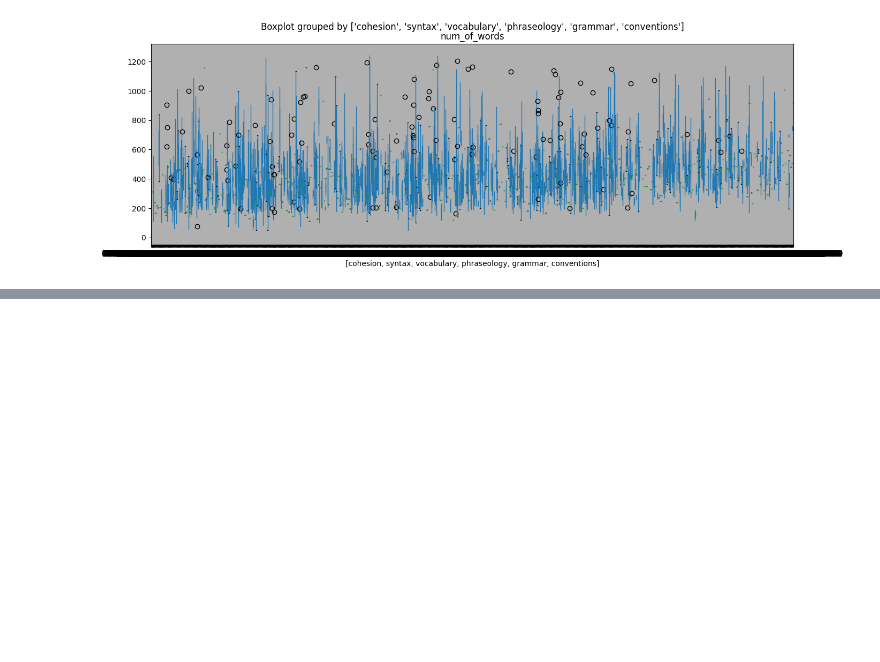
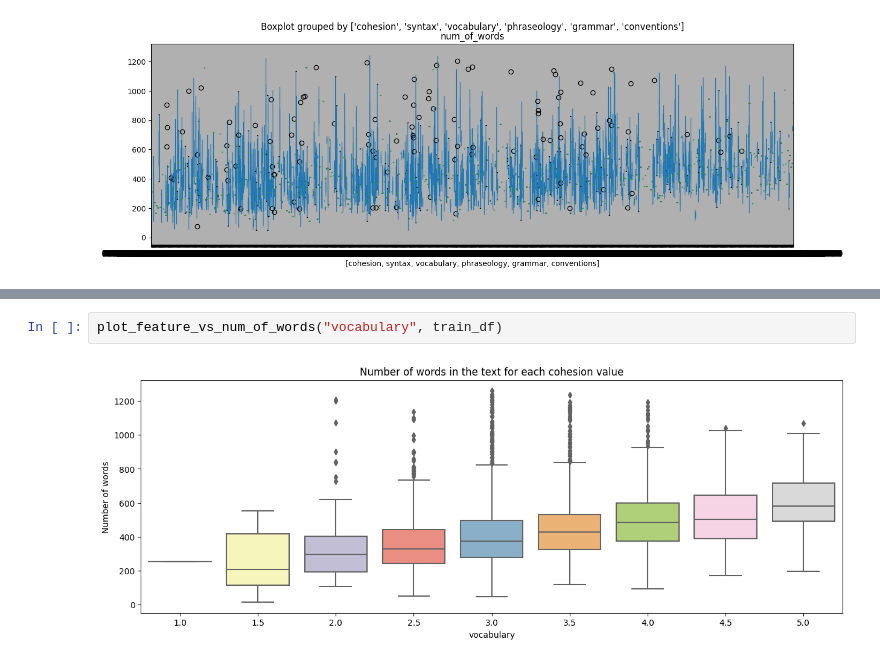
Before and after one commit to KubiakJakub01/Feedback-Prize-ELL, a Jupyter notebook: src/notebooks/research_features.ipynb, the cells around one changed output, grey strips where cells are left out. Cells and saved outputs as stored; diff of their text form; blank space fills up the shorter version.

```diff
--- a/src/notebooks/research_features.ipynb
+++ b/src/notebooks/research_features.ipynb
@@ -44,0 +69,4 @@ train_df.boxplot(column=num_of_words, by=numberic_cols, figsize=(15, 5))
+# %%
+plot_feature_vs_num_of_words("vocabulary", train_df)
+# %% [output]
+[figure, added]
```
Also changed, not shown: parts of 7 cells of this notebook.
